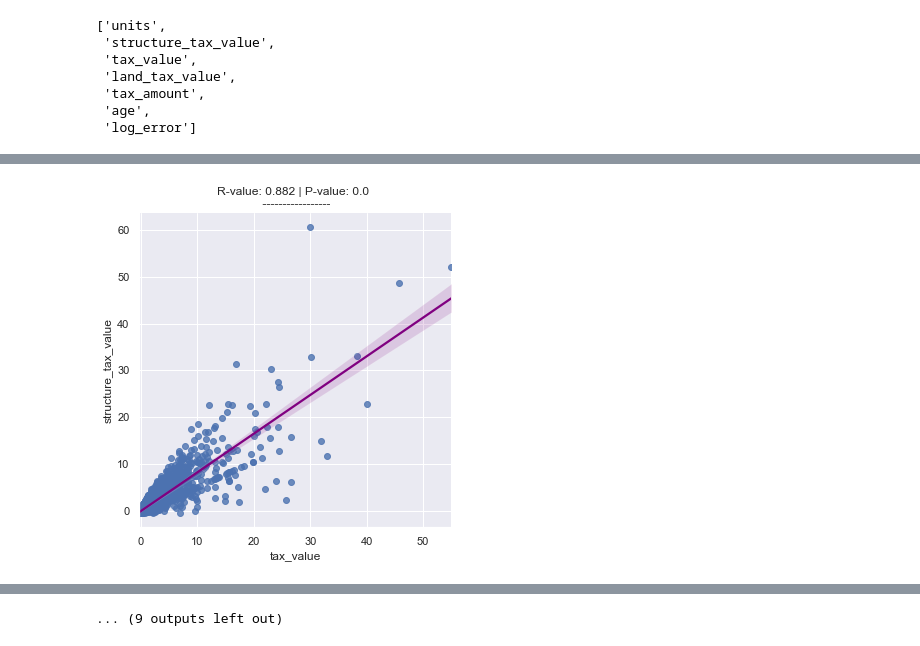
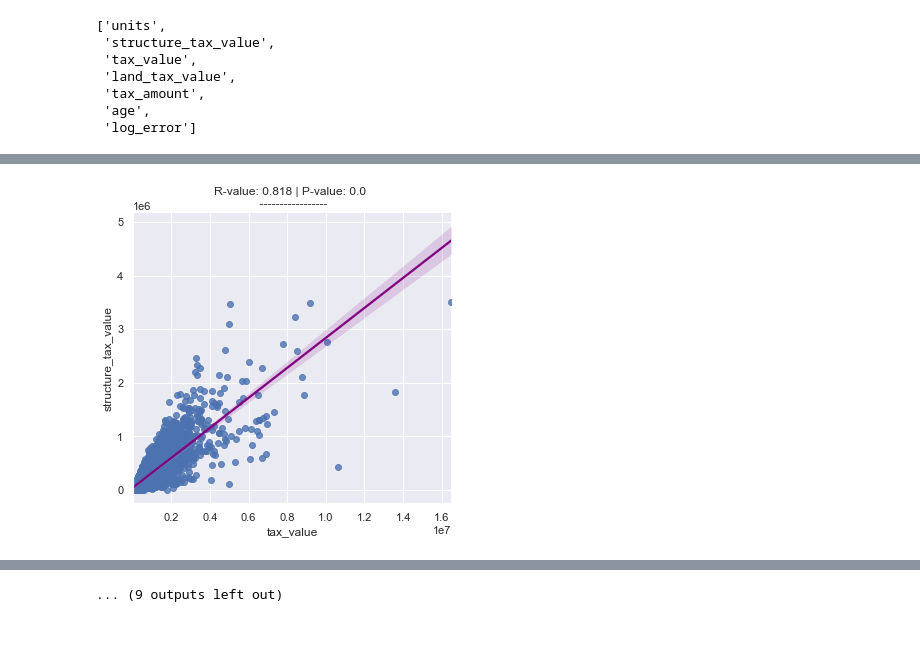
Before and after one commit to HopperTeam6/Zillow_Clustering_Project, a Jupyter notebook: bondy_property_workbook.ipynb, the cells around one changed output, grey strips where cells are left out. Drawn from its saved outputs; the diff is of its cells as text; code cells hidden in the pictures.

```diff
--- a/bondy_property_workbook.ipynb
+++ b/bondy_property_workbook.ipynb
@@ -1084,0 +1191,19 @@ for cat in quant_vars:
+# %%
+#remove columns from outlier list that don't need outlier removal
+outlier_drops.remove('units')
+outlier_drops.remove('age')
+outlier_drops.remove('rooms')
+# %%
+#loop through the list of columns
+for col in outlier_drops:
+
+    q1, q3 = df[col].quantile([.25, .75])  # get quartiles
+
+    iqr = q3 - q1   # calculate interquartile range
+
+    upper_bound = q3 + 1.1 * iqr   # get upper bound
+    lower_bound = q1 - 1.1 * iqr   # get lower bound
+
+    dft = df[(df[col] > lower_bound) & (df[col] < upper_bound)] # generate dataframe without outliers
+
+df = dft
@@ -1084,0 +1275,14 @@ for cat in quant_vars:
+# %%
+#loop through the list of columns
+for col in outlier_drops:
+
+    q1, q3 = df[col].quantile([.25, .75])  # get quartiles
+
+    iqr = q3 - q1   # calculate interquartile range
+
+    upper_bound = q3 + 1.365 * iqr   # get upper bound
+    lower_bound = q1 - 1.365 * iqr   # get lower bound
+
+    dft = df[(df[col] > lower_bound) & (df[col] < upper_bound)] # generate dataframe without outliers
+
+df = dft
@@ -1085,3 +1334,6 @@ for cat in quant_vars:
+# %%
+#remove target from scaling list
+quant_vars.remove('log_error')
 # %%
 #split the data
 train, validate, test = mf.split_data(df)
@@ -1199,4 +1461,4 @@ eb.plot_variable_pairs(train_scaled_with_target, first_corrs)
 # %%
 #plot more linear correlations
-eb.plot_variable_pairs(train_scaled_with_target, second_corrs)
+eb.plot_variable_pairs(train, second_corrs)
 # %% [output]
@@ -1205 +1467 @@ eb.plot_variable_pairs(train_scaled_with_target, second_corrs)
-[figure, old version]
+[figure, new version]
```
Also changed, not shown: parts of 64 cells of this notebook.
